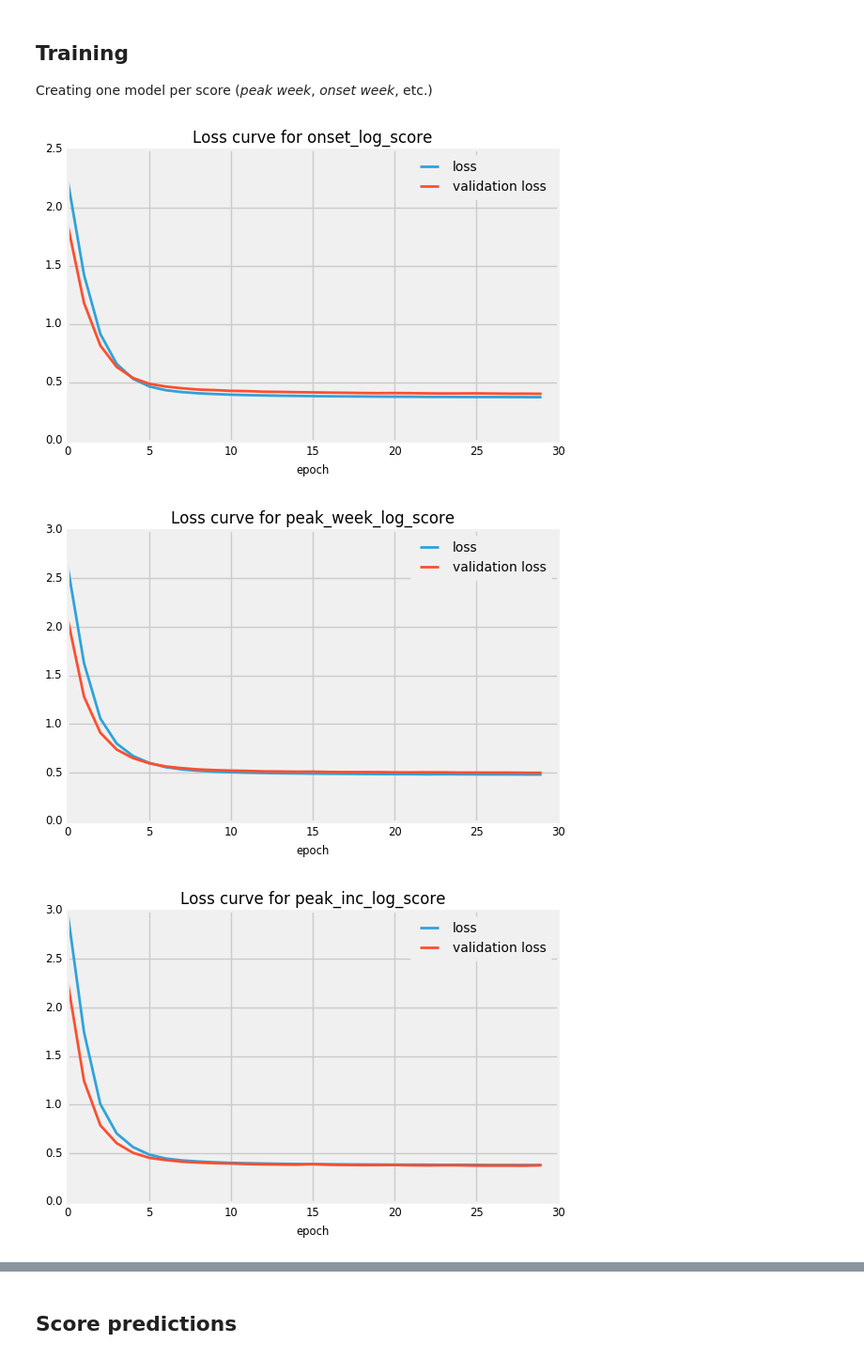
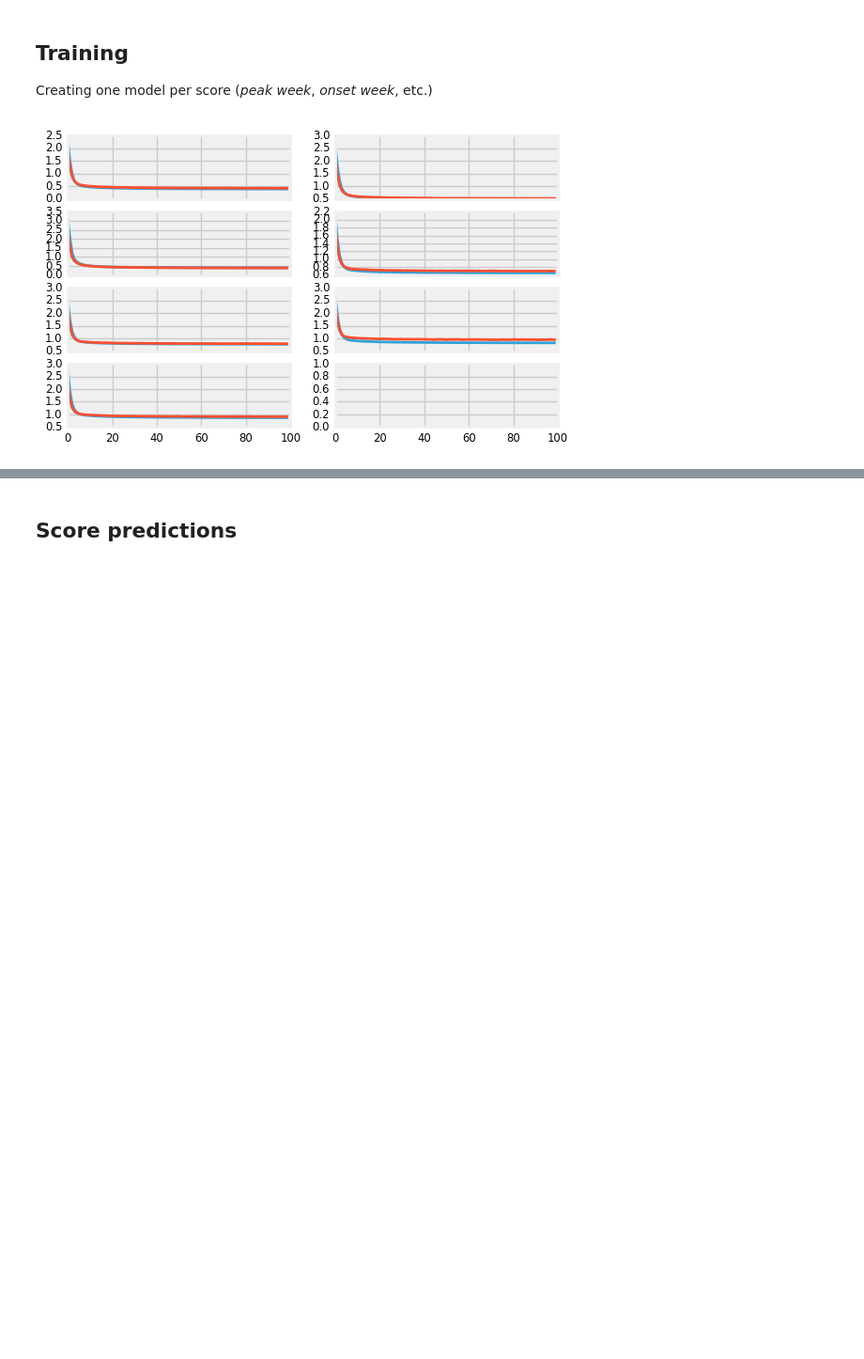
Before and after one commit to reichlab/neural-stack, a Jupyter notebook: notebooks/1.0-basic-network.ipynb, the cells around one changed output, grey strips where cells are left out. Shown at 94% size. Cells and saved outputs as stored; diff of their text form; code cells hidden in the pictures; blank space fills up the shorter version.

Commit message:
Keep models separately

```diff
--- a/notebooks/1.0-basic-network.ipynb
+++ b/notebooks/1.0-basic-network.ipynb
@@ -72,27 +54,28 @@ ________________________________________________________________________________
 
 Creating one model per score (*peak week*, *onset week*, etc.)
 # %%
+%%ding
+
 scores = df.columns.levels[0]
 
 models = OrderedDict()
 
-for score in scores:
+f, axes = plt.subplots(4, 2, sharex=True)
+
+for index, score in enumerate(scores):
     X = df[score].index.get_level_values("analysis_time_season_week").values
     y = df[score].as_matrix()
 
     X_train, X_test, y_train, y_test = train_test_split(X, y, test_size=0.20, random_state=1234)
 
-    models[score] = get_model(1, y.shape[1])
+    models[score] = SimpleDense(1, y.shape[1])
     # Using test split for validation as of now
-    history = models[score].fit(X_train, y_train, nb_epoch=30, validation_data=(X_test, y_test), verbose=0)
+    history = models[score].fit(X_train, y_train, nb_epoch=100, validation_data=(X_test, y_test), verbose=0)
 
-    plt.plot(history.history["loss"], label="loss")
-    plt.plot(history.history["val_loss"], label="validation loss")
-    plt.legend()
-    plt.xlabel("epoch")
-    plt.title("Loss curve for " + score)
-    plt.show()
+    idx = int(np.floor(index / 2))
+    idy = index % 2
+    axes[idx, idy].plot(history.history["loss"], label="loss")
+    axes[idx, idy].plot(history.history["val_loss"], label="validation loss")
+plt.show()
 # %% [output]
-[figure, old version]
+[figure, new version]
-[figure, removed]
-[figure, removed]
```
Also changed, not shown: parts of 7 cells of this notebook, 1 other file.
